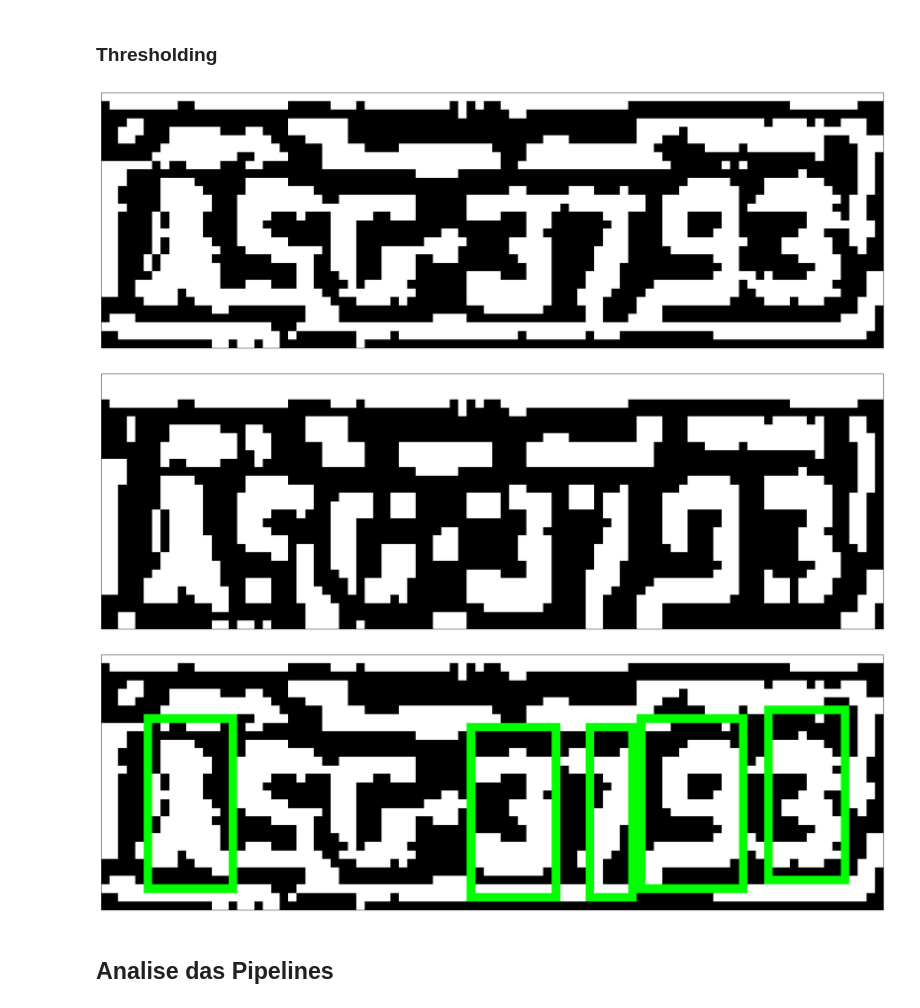
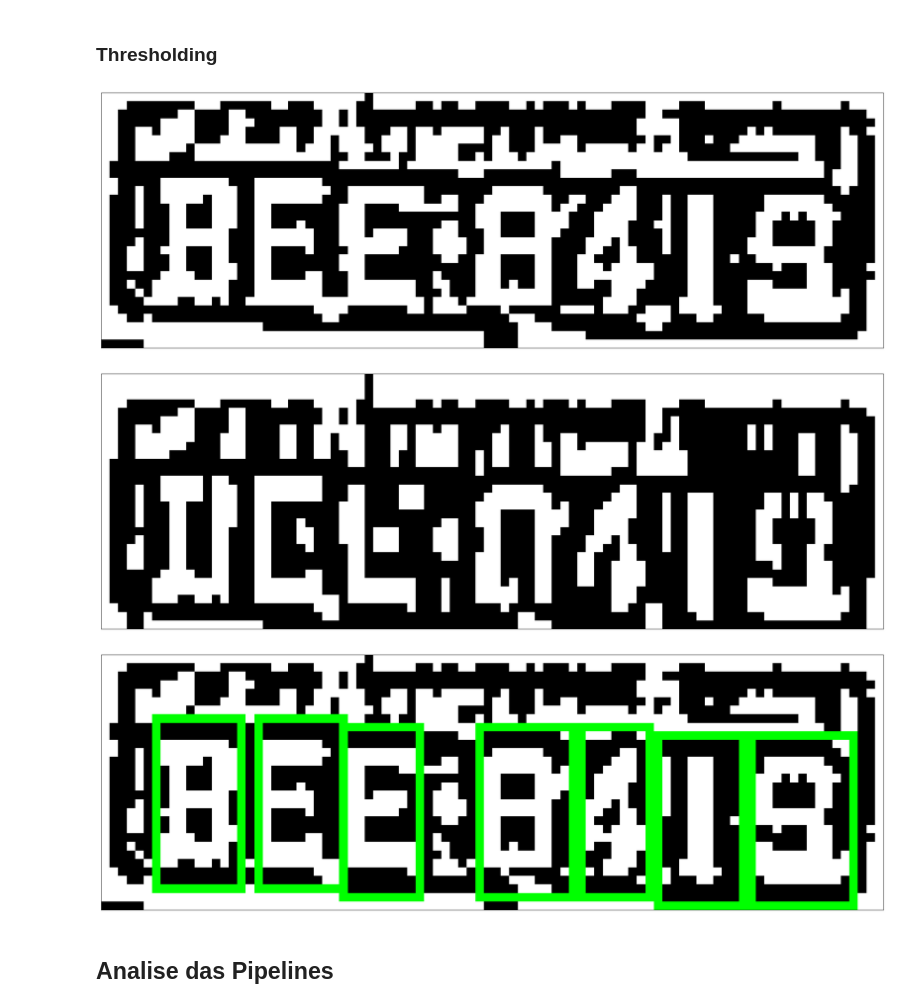
Before and after one commit to juliobguedes/ALPR-IA, a Jupyter notebook: code/Teste de Caracteres.ipynb, the cells around one changed output. Cells and saved outputs as stored; diff of their text form; code cells hidden in the pictures.

```diff
--- a/code/Teste de Caracteres.ipynb
+++ b/code/Teste de Caracteres.ipynb
@@ -32,7 +32,7 @@ arq.sort()
 
 num = 100
 arq = [a for a in arq if a.startswith("track") and a.endswith(".png")]
-arq = arq[:num]
+arq = random.sample(arq, 100)
 # %%
 ext = [a.replace('.png','') for a in arq]
 
@@ -137,22 +137,23 @@ plot(here2)
 thr = cv2.adaptiveThreshold(teste_eql.copy(), 255, cv2.ADAPTIVE_THRESH_GAUSSIAN_C, cv2.THRESH_BINARY_INV, 5, 0)
 plot(thr)
 # %% [output]
-[figure, old version]
+[figure, new version]
 # %%
 closed1 = cv2.morphologyEx(thr.copy(), cv2.MORPH_OPEN, (5,5), iterations=2)
 _, ctrs1, _ = cv2.findContours(closed1.copy(), cv2.RETR_TREE, cv2.CHAIN_APPROX_SIMPLE)
 plot(closed1)
 
 here1 = thr.copy()
 here1 = cv2.cvtColor(here1, cv2.COLOR_GRAY2BGR)
 for cnt in ctrs1:
     (x, y, w, h) = cv2.boundingRect(cnt)
-    if (12 < h < 20 and 3 < w < 15 and 3 < x < 89):
-        cv2.rectangle(here1, (x,y-5), (x+w,y+15), (0, 255, 0), 1)
+    if (12 < h < 20 and 2 < w < 15 and 3 < x < 89):
+        ux, uw = (x - 4, w + 7) if (w < 5) else (x,w)
+        cv2.rectangle(here1, (ux,y-5), (ux+uw,y+15), (0, 255, 0), 1)
 plot(here1)
 # %% [output]
-[figure, old version]
+[figure, new version]
-[figure, old version]
+[figure, new version]
 # %% [markdown]
 ## Analise das Pipelines
 # %% [markdown]
```
Also changed, not shown: parts of 12 cells of this notebook, 4 other files.
